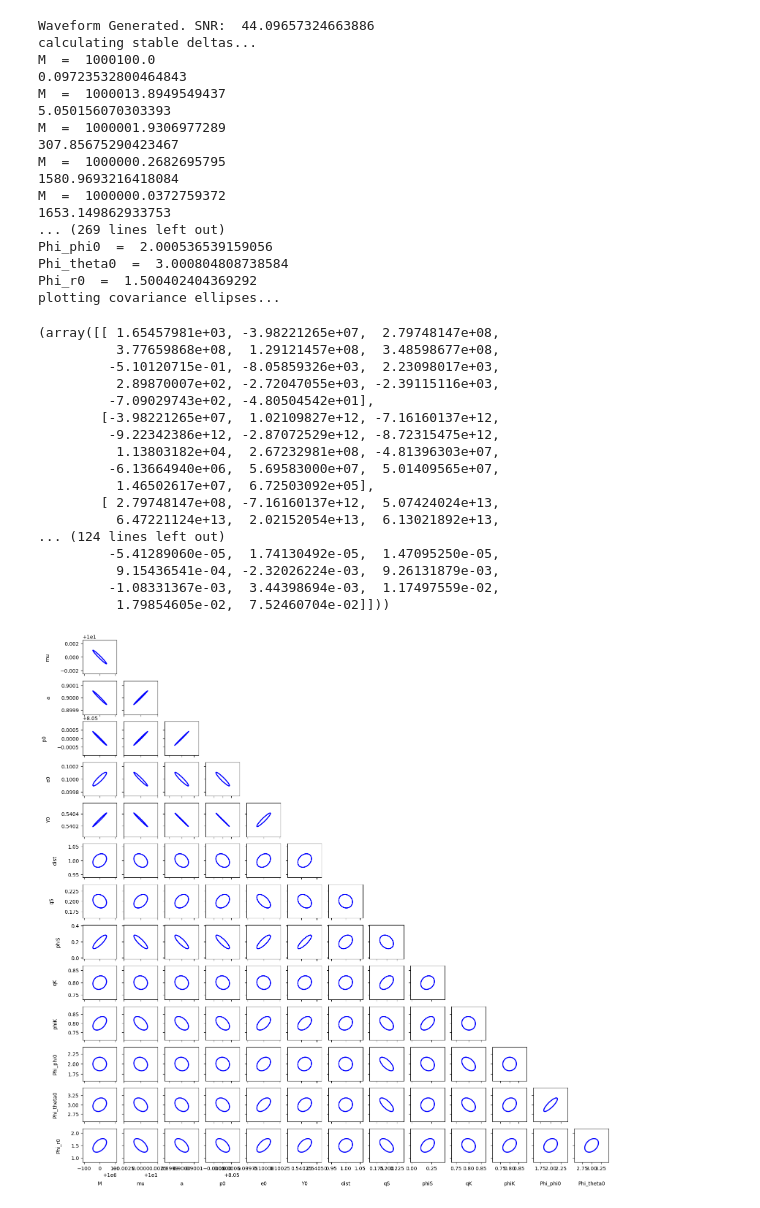
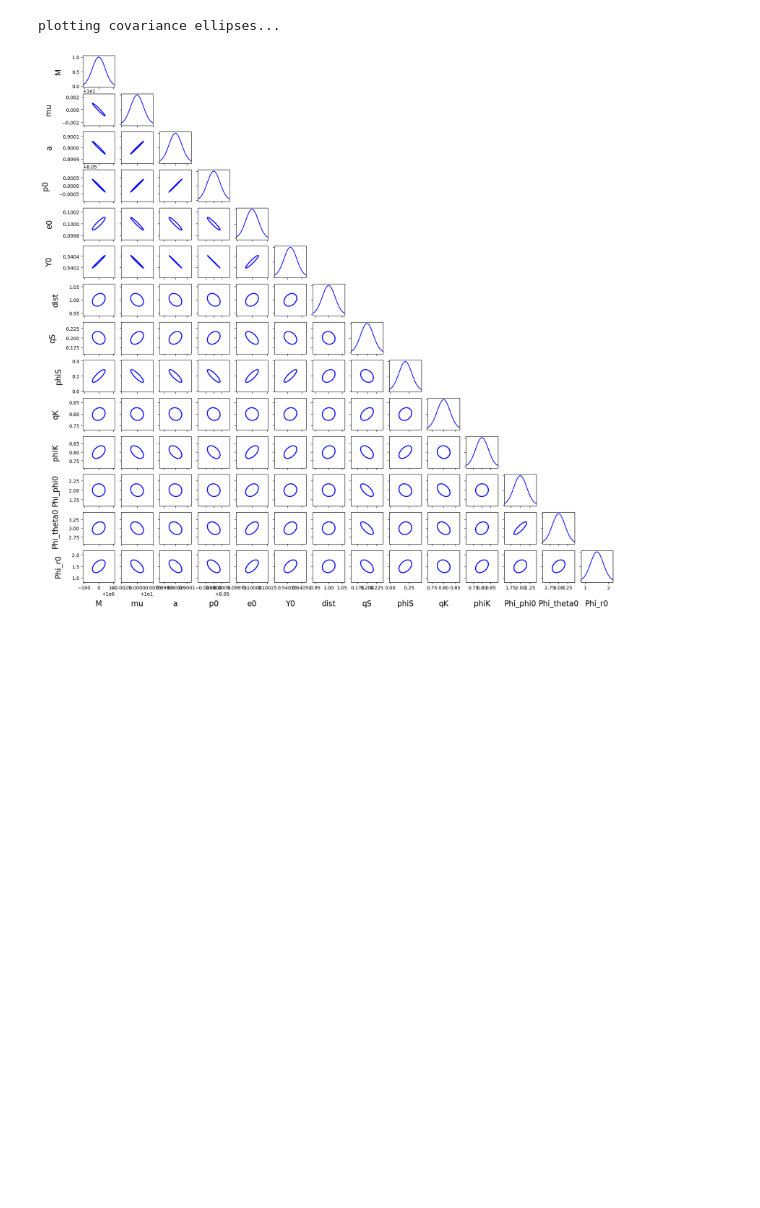
Before and after one commit to perturber/StableEMRIFisher, a Jupyter notebook: StableEMRIFisher_Example.ipynb, the cells around one changed output. Cells and saved outputs as stored; diff of their text form; code cells hidden in the pictures; blank space fills up the shorter version.

```diff
--- a/StableEMRIFisher_Example.ipynb
+++ b/StableEMRIFisher_Example.ipynb
@@ -52,47 +52,15 @@ dist = 1
 mich = True #mich = True implies output in hI, hII long wavelength approximation
 dt = 10.0
 T = 1.0
-# %%
-#initialization
-fish = Fisher(M, mu, a, p0, e0, Y0, dist, qS, phiS, qK, phiK,
-              Phi_phi0, Phi_theta0, Phi_r0, dt, T,
-              filename='TestRun', CovMat=True, CovEllipse=True)
-
-#execution
-fish()
-# %% [output]
-Waveform Generated. SNR:  44.09657324663886
-calculating stable deltas...
-M  =  1000100.0
-0.09723532800464843
-M  =  1000013.8949549437
-5.050156070303393
-M  =  1000001.9306977289
-307.85675290423467
-M  =  1000000.2682695795
-1580.9693216418084
-M  =  1000000.0372759372
-1653.149862933753
-... (269 lines left out)
-Phi_phi0  =  2.000536539159056
-Phi_theta0  =  3.000804808738584
-Phi_r0  =  1.500402404369292
-plotting covariance ellipses...
-(array([[ 1.65457981e+03, -3.98221265e+07,  2.79748147e+08,
-          3.77659868e+08,  1.29121457e+08,  3.48598677e+08,
-         -5.10120715e-01, -8.05859326e+03,  2.23098017e+03,
-          2.89870007e+02, -2.72047055e+03, -2.39115116e+03,
-         -7.09029743e+02, -4.80504542e+01],
-        [-3.98221265e+07,  1.02109827e+12, -7.16160137e+12,
-         -9.22342386e+12, -2.87072529e+12, -8.72315475e+12,
-          1.13803182e+04,  2.67232981e+08, -4.81396303e+07,
-         -6.13664940e+06,  5.69583000e+07,  5.01409565e+07,
-          1.46502617e+07,  6.72503092e+05],
-        [ 2.79748147e+08, -7.16160137e+12,  5.07424024e+13,
-          6.47221124e+13,  2.02152054e+13,  6.13021892e+13,
-... (124 lines left out)
-         -5.41289060e-05,  1.74130492e-05,  1.47095250e-05,
-          9.15436541e-04, -2.32026224e-03,  9.26131879e-03,
-         -1.08331367e-03,  3.44398694e-03,  1.17497559e-02,
-          1.79854605e-02,  7.52460704e-02]]))
-[figure, removed]
+# %%
+#initialization
+sef = StableEMRIFisher(M, mu, a, p0, e0, Y0, dist, qS, phiS, qK, phiK,
+              Phi_phi0, Phi_theta0, Phi_r0, dt, T, deltas={'M': 0.005179474679231213, 'mu': 5.1794746792312124e-08, 'a': 3.3548343482834466e-08, 'p0': 5.793469667659284e-09, 'e0': 3.727593720314938e-09, 'Y0': 2.014027482425755e-08, 'dist': 1.3894954943731361e-05, 'qS': 2.7789909887462724e-06, 'phiS': 5.3653915905594555e-05, 'qK': 1.1115963954985093e-05, 'phiK': 1.1115963954985093e-05, 'Phi_phi0': 0.000536539159055945, 'Phi_theta0': 0.0008048087385839177, 'Phi_r0': 0.0004024043692919588},
+              filename='TestRun', CovMat=True, CovEllipse=True)
+
+#execution
+covariance = np.linalg.inv(np.loadtxt('TestRun/Fisher.txt'))
+sef.CovEllipsePlot(covariance)
+# %% [output]
+plotting covariance ellipses...
+[figure, added]
```
Also changed, not shown: parts of 1 cell of this notebook, 2 other files.
